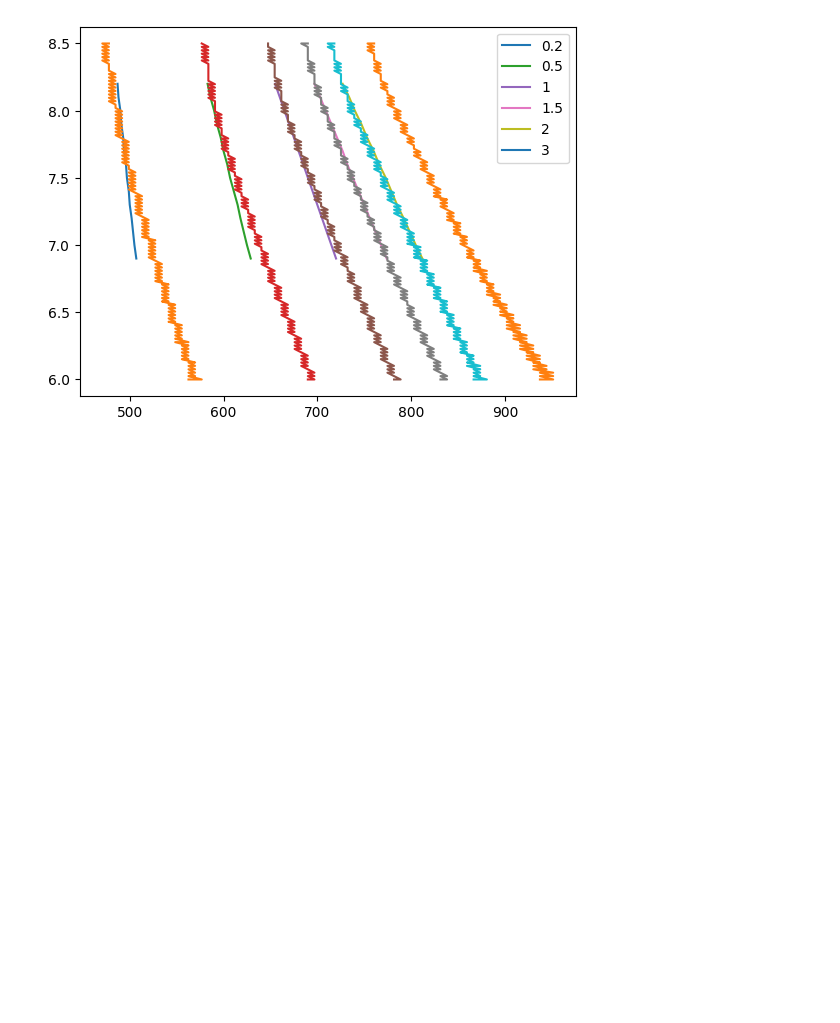
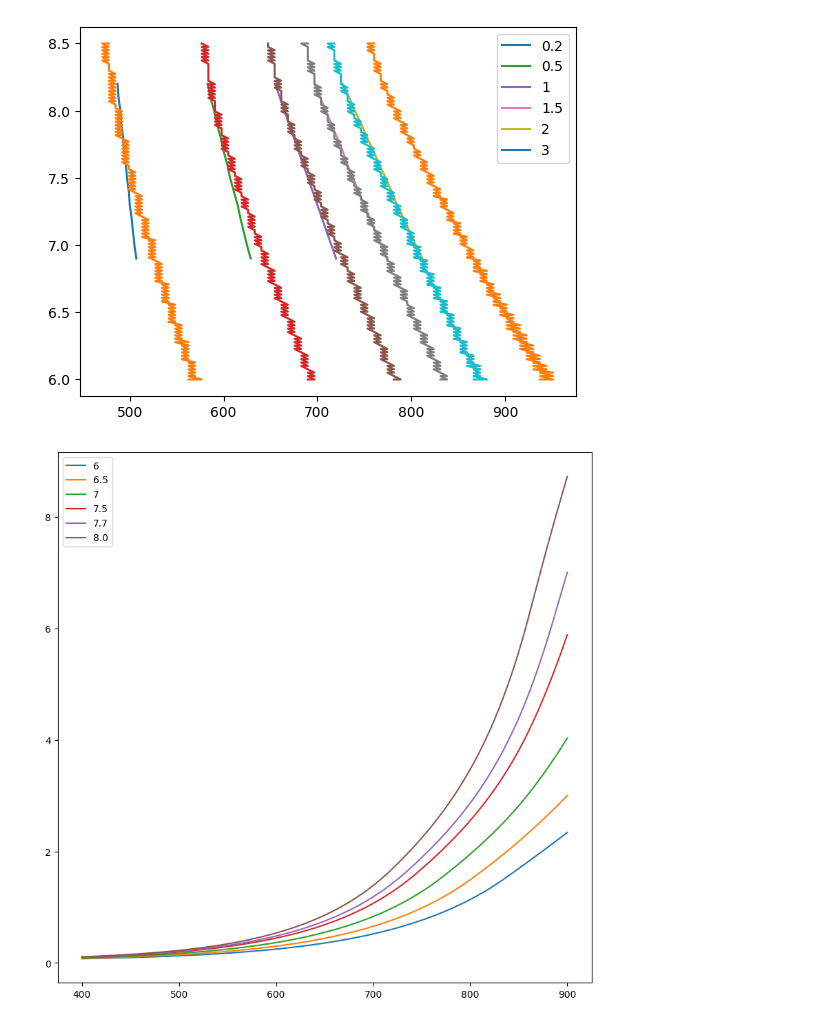
Before and after one commit to mzakharo/tubby, a Jupyter notebook: fc_model.ipynb, the cells around one changed output. Saved outputs shown, nothing was run; the diff lists cells and outputs as text; code cells hidden in the pictures; blank space fills up the shorter version.

Commit message:
add one more graph

```diff
--- a/fc_model.ipynb
+++ b/fc_model.ipynb
@@ -269,3 +269,13 @@ plt.legend(loc="upper right")
 plt.show()
 # %% [output]
 [figure]
+# %%
+plt.figure(figsize=(10,10))
+for key in [6, 6.5, 7, 7.5, 7.7, 8.0]:
+    ph = np.array([key] * len(sample_xs))
+    x = np.array(list(zip(sample_xs,ph)))
+    plt.plot(sample_xs, model.predict(x, verbose=False), label=key)
+plt.legend()
+plt.show()
+# %% [output]
+[figure, added]
```
